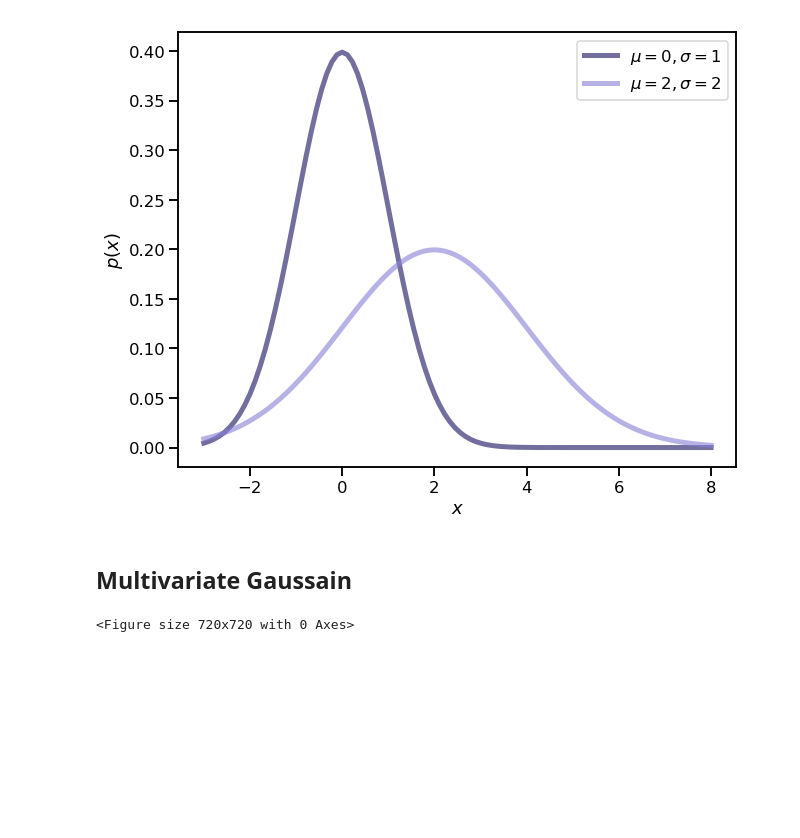
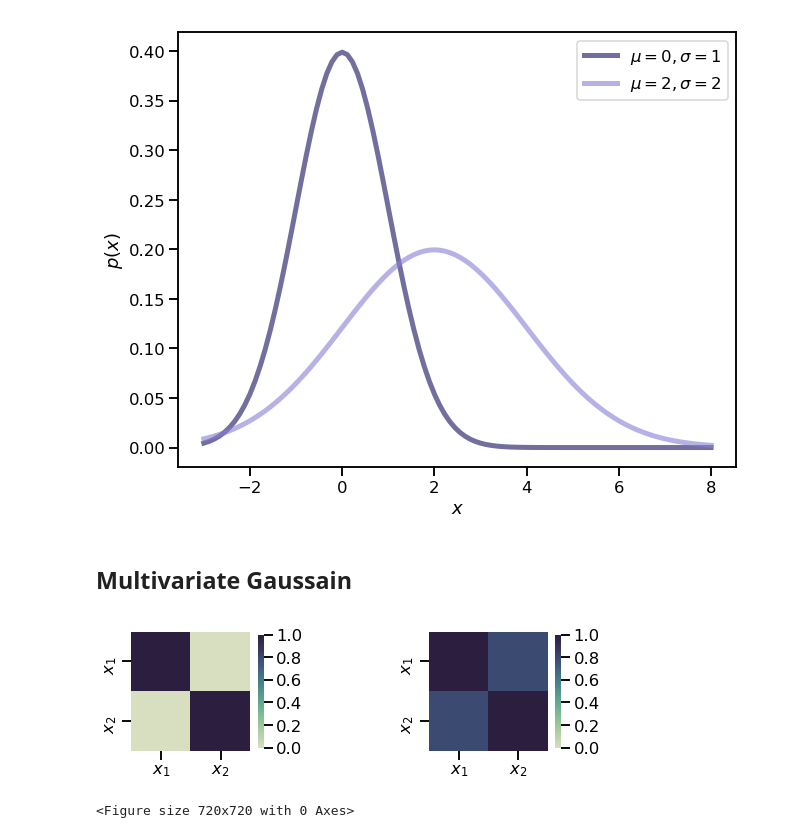
Before and after one commit to pdh21/Brighton_Data_Forum_20191127, a Jupyter notebook: Plots_for_talk.ipynb, the cells around one changed output. Cells and saved outputs as stored; diff of their text form; code cells hidden in the pictures; blank space fills up the shorter version.

```diff
--- a/Plots_for_talk.ipynb
+++ b/Plots_for_talk.ipynb
@@ -36,6 +36,16 @@ fig.savefig('./Slides/assets/univariateGaussian.png')
 # %%
 dist1=np.random.multivariate_normal([0,0],np.array([[1,0],[0,1]]),100000)
 dist2=np.random.multivariate_normal([0,0],np.array([[1,0.8],[0.8,1]]),100000)
+# %%
+fig,ax=plt.subplots(1,2,figsize=(8,4))
+sns.heatmap(np.array([[1,0],[0,1]]),cmap=sns.cubehelix_palette(start=.5, rot=-.75,as_cmap=True),ax=ax[0],square=True,xticklabels=[r'$x_1$',r'$x_2$'],
+            yticklabels=[r'$x_1$',r'$x_2$'],vmin=0,vmax=1,cbar_kws={"shrink": .52})
+sns.heatmap(np.array([[1,0.8],[0.8,1]]),cmap=sns.cubehelix_palette(start=.5, rot=-.75,as_cmap=True),ax=ax[1],square=True,xticklabels=[r'$x_1$',r'$x_2$'],
+            yticklabels=[r'$x_1$',r'$x_2$'],vmin=0,vmax=1,cbar_kws={"shrink": .52},)
+plt.subplots_adjust(wspace=1.0)
+plt.savefig('./Slides/assets/heatmap_cov.png')
+# %% [output]
+[figure, added]
 # %%
 plt.figure(figsize=(10,10))
 g=sns.PairGrid(pd.DataFrame(dist1,columns=[r'$x_1$',r'$x_2$']))
```
Also changed, not shown: parts of 1 cell of this notebook, 11 other files.
